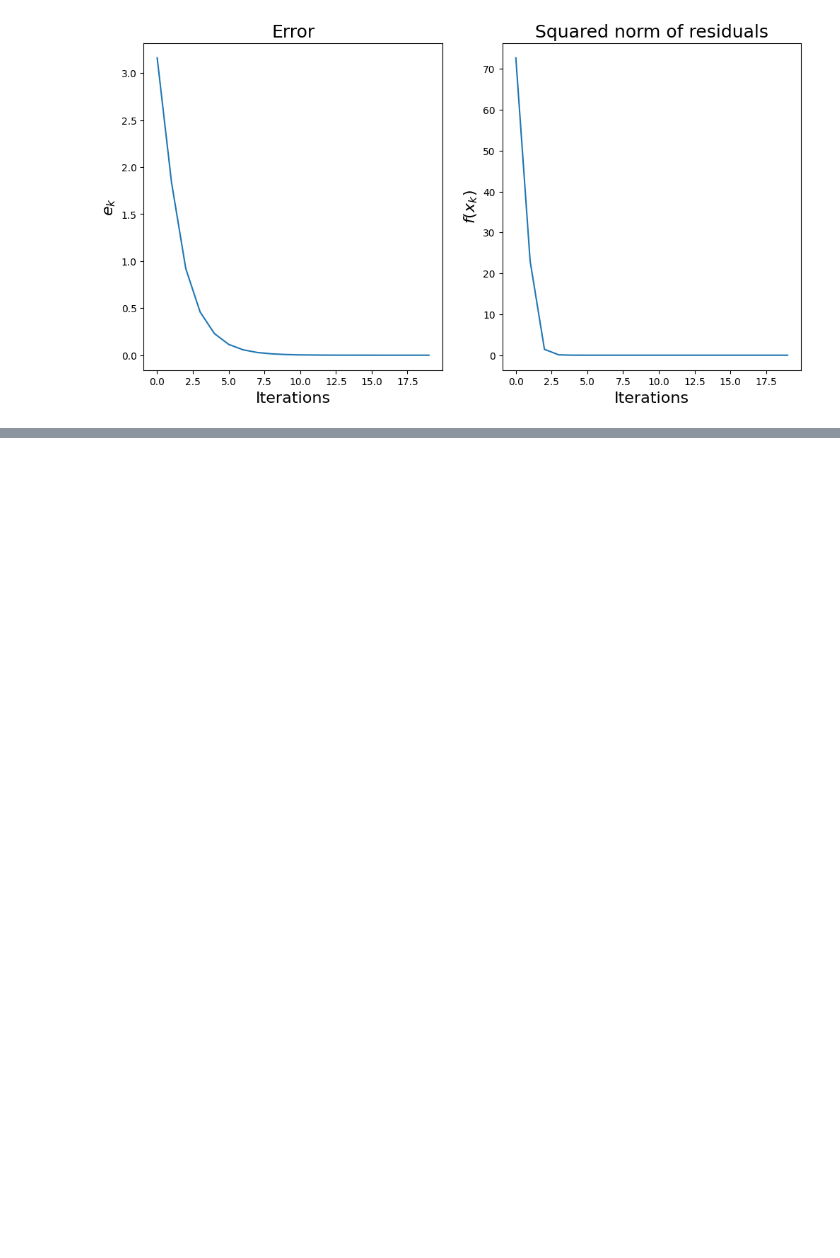
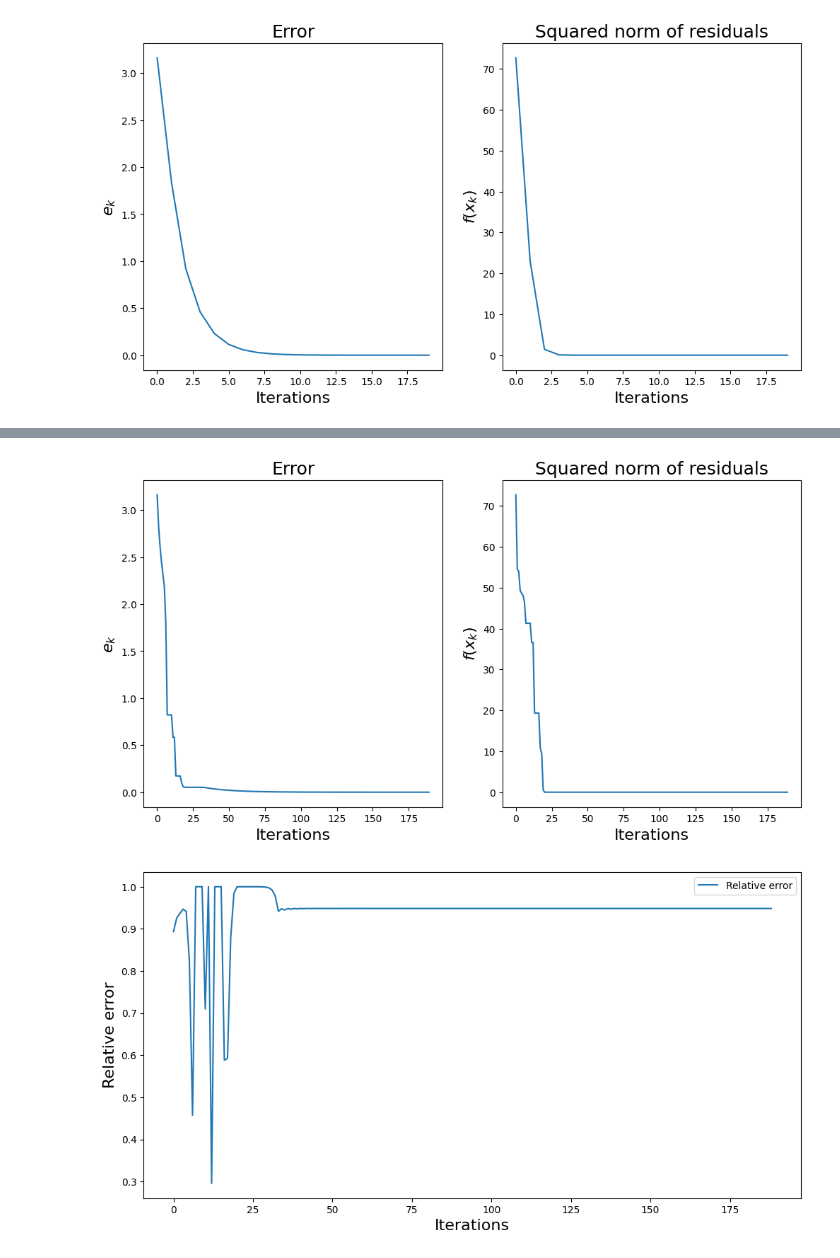
Before and after one commit to Tolsager/opt_hw2, a Jupyter notebook: report_code.ipynb, the cells around one changed output, grey strips where cells are left out. Drawn from its saved outputs; the diff is of its cells as text; code cells hidden in the pictures; blank space fills up the shorter version.

Commit message:
LevenbergMarquardt + change of variables + second additional exercise + data file for second exercise

```diff
--- a/report_code.ipynb
+++ b/report_code.ipynb
@@ -213 +219,29 @@ plt.show()
 [figure]
+# %%
+import Levenberg_Marquardt_yq as LM_yq
+
+x, stats = LM_yq.Levenberg_Marquardt_yq(rJ_powell, X0, 1)
+
+fig, ax = plt.subplots(1, 2)
+
+x_star = np.array([0,0])
+e = np.linalg.norm(stats["X"] - x_star, axis=1)
+ax[0].plot(range(stats["iter"]+1), e, label="Error")
+ax[0].set_title("Error", fontsize=18)
+ax[0].set_xlabel("Iterations", fontsize=16)
+ax[0].set_ylabel("$e_k$", fontsize=16)
+
+ax[1].plot(range(stats["iter"]+1), stats["F"], label="Function value")
+ax[1].set_title("Squared norm of residuals", fontsize=18)
+ax[1].set_xlabel("Iterations", fontsize=16)
+ax[1].set_ylabel("$f(x_k)$", fontsize=16)
+plt.show()
+
+plt.plot(np.linalg.norm(stats["X"] - x_star, axis=1)[1:] / np.linalg.norm(stats["X"] - x_star, axis=1)[:-1], label="Relative error")
+plt.legend()
+plt.xlabel("Iterations", fontsize=16)
+plt.ylabel("Relative error", fontsize=16)
+plt.show()
+# %% [output]
+[figure, added]
+[figure, added]
```
Also changed, not shown: parts of 15 cells of this notebook, 1 other file.
